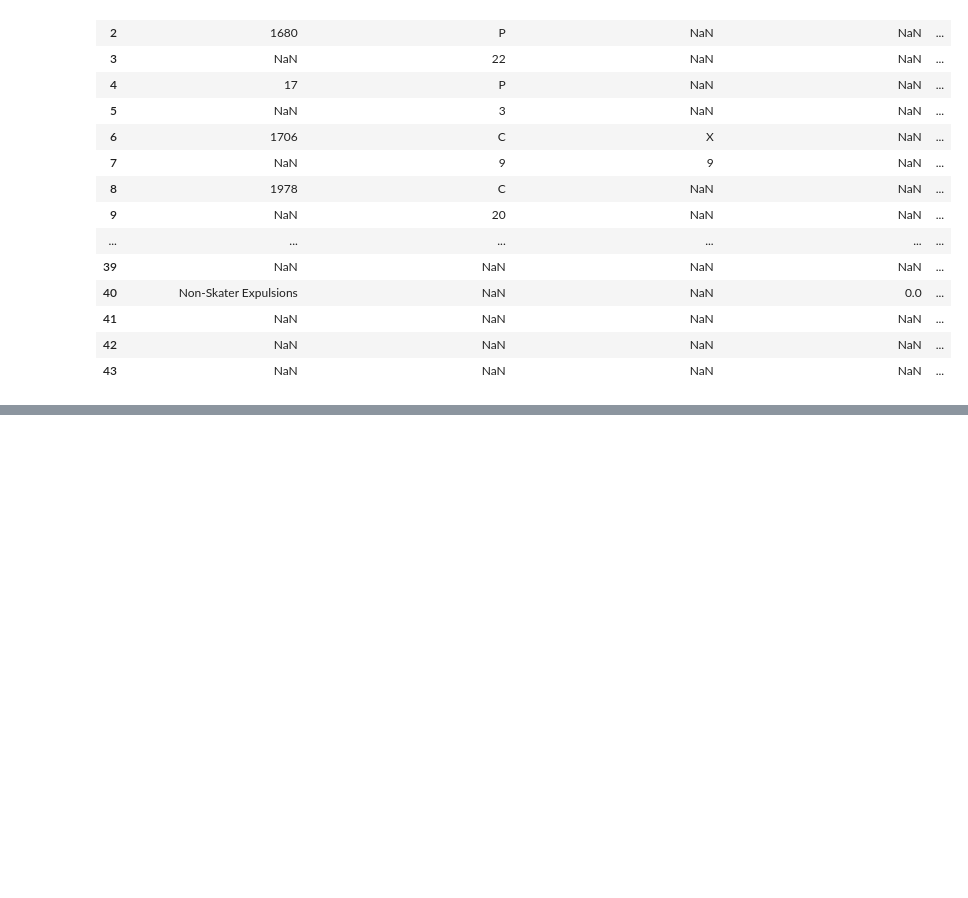
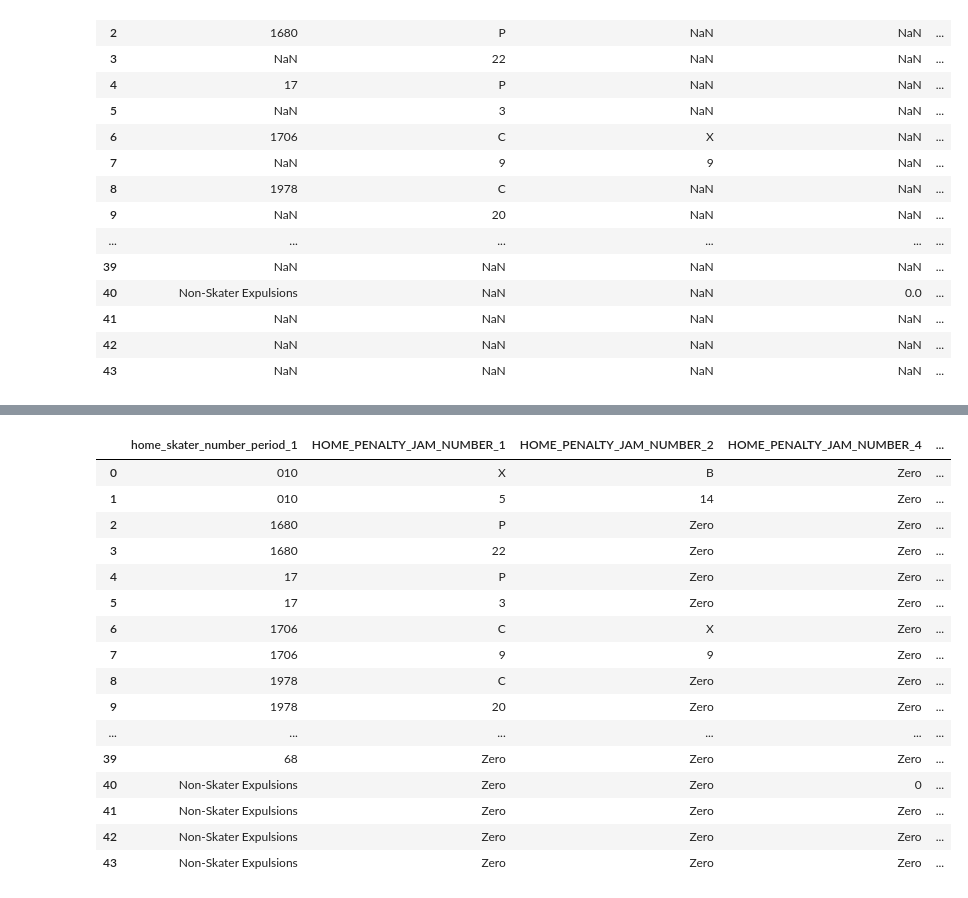
Before and after one commit to Jen-Dean/GGRD_DataBase, a Jupyter notebook: draft_notebooks/draft_penalties.ipynb, the cells around one changed output, grey strips where cells are left out. Saved outputs shown, nothing was run; the diff lists cells and outputs as text; code cells hidden in the pictures; blank space fills up the shorter version.

```diff
--- a/draft_notebooks/draft_penalties.ipynb
+++ b/draft_notebooks/draft_penalties.ipynb
@@ -190,3 +122,17 @@ stats_df
 | 41 | NaN | NaN | NaN | NaN | ... |
 | 42 | NaN | NaN | NaN | NaN | ... |
 | 43 | NaN | NaN | NaN | NaN | ... |
+# %%
+#HomeTeam / Away Team Split
+
+home_period1_stats_df = stats_df.filter(["home_skater_number_period_1",
+                    "HOME_PENALTY_JAM_NUMBER_1",
+                  "HOME_PENALTY_JAM_NUMBER_2",
+                   "HOME_PENALTY_JAM_NUMBER_3",
+                   "HOME_PENALTY_JAM_NUMBER_4",
+                   "HOME_PENALTY_JAM_NUMBER_5",
+                    "HOME_PENALTY_JAM_NUMBER_6",
+                    "HOME_PENALTY_JAM_NUMBER_7",
+                    "HOME_PENALTY_JAM_NUMBER_8",
+                    "HOME_PENALTY_JAM_NUMBER_9"], axis=1)
+home_period1_stats_df
@@ -192,0 +157,32 @@ stats_df
+# %%
+#if value in 1st line = NAN, replace with previous line
+
+home_period1_stats_df = home_period1_stats_df.fillna("Zero")
+
+for index, row in home_period1_stats_df.iterrows():
+
+    if row.home_skater_number_period_1 != "Zero":
+        number = row.home_skater_number_period_1
+
+    else:
+        row.home_skater_number_period_1 = number
+# %%
+home_period1_stats_df
+# %% [output]
+|  | home_skater_number_period_1 | HOME_PENALTY_JAM_NUMBER_1 | HOME_PENALTY_JAM_NUMBER_2 | HOME_PENALTY_JAM_NUMBER_4 | ... |
+| 0 | 010 | X | B | Zero | ... |
+| 1 | 010 | 5 | 14 | Zero | ... |
+| 2 | 1680 | P | Zero | Zero | ... |
+| 3 | 1680 | 22 | Zero | Zero | ... |
+| 4 | 17 | P | Zero | Zero | ... |
+| 5 | 17 | 3 | Zero | Zero | ... |
+| 6 | 1706 | C | X | Zero | ... |
+| 7 | 1706 | 9 | 9 | Zero | ... |
+| 8 | 1978 | C | Zero | Zero | ... |
+| 9 | 1978 | 20 | Zero | Zero | ... |
+| ... | ... | ... | ... | ... | ... |
+| 39 | 68 | Zero | Zero | Zero | ... |
+| 40 | Non-Skater Expulsions | Zero | Zero | 0 | ... |
+| 41 | Non-Skater Expulsions | Zero | Zero | Zero | ... |
+| 42 | Non-Skater Expulsions | Zero | Zero | Zero | ... |
+| 43 | Non-Skater Expulsions | Zero | Zero | Zero | ... |
```
Also changed, not shown: parts of 6 cells of this notebook, 1 other file.
